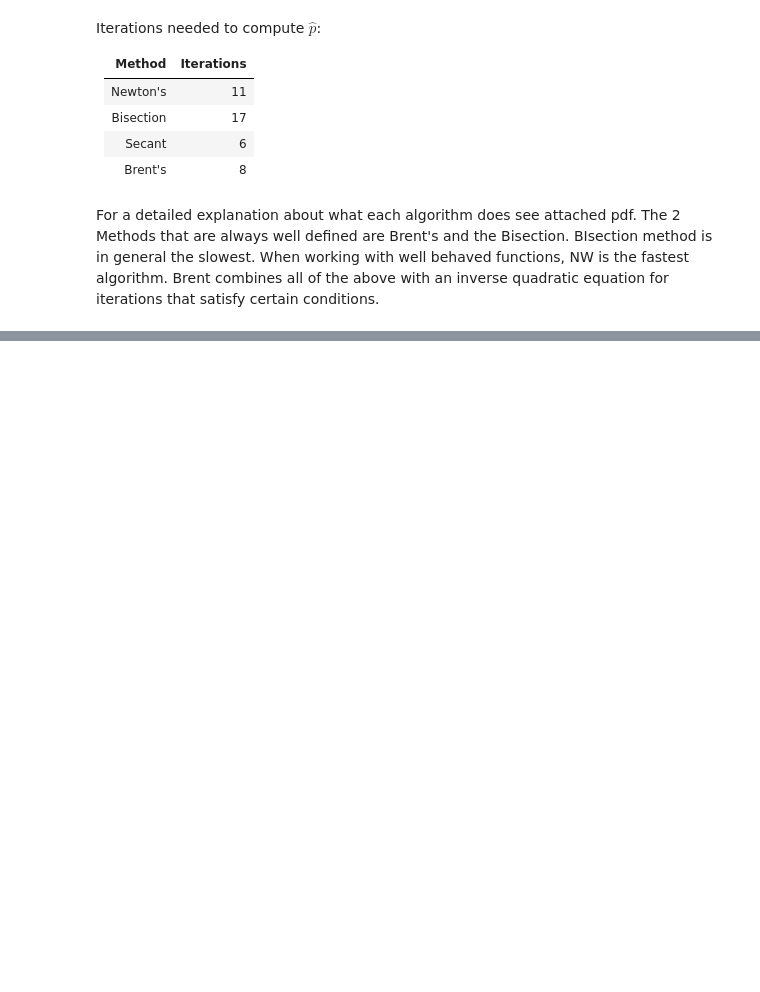
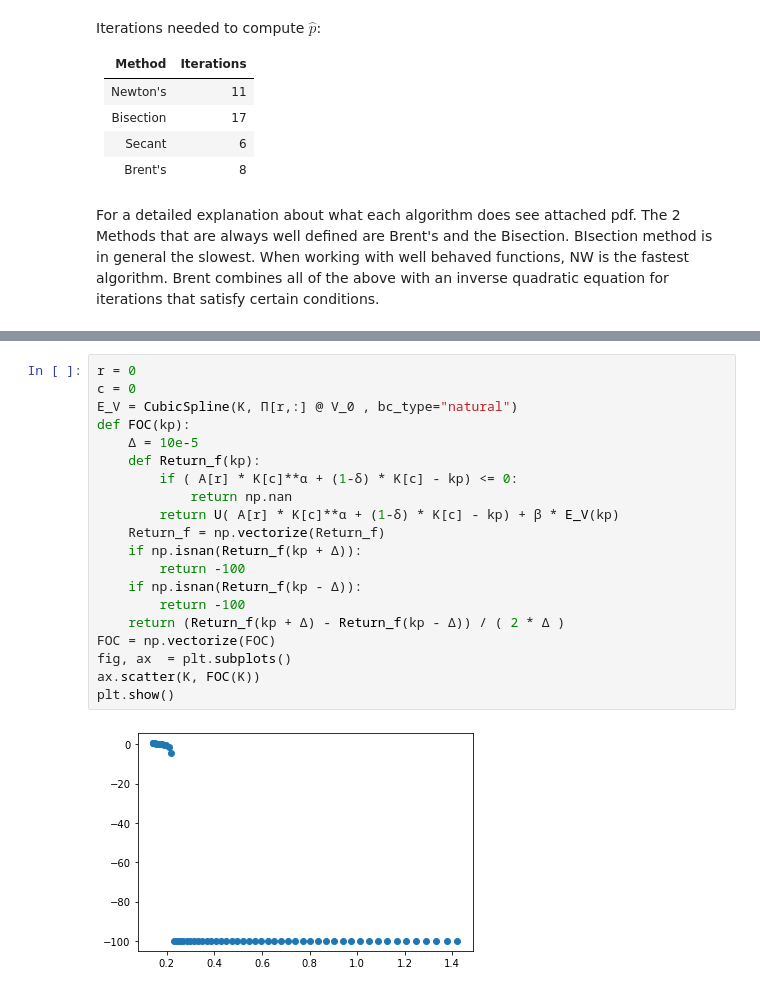
Before and after one commit to BelmudesLSB/Quantitative_Methods_2, a Jupyter notebook: PS3/PS3.ipynb, the cells around one changed output, grey strips where cells are left out. Cells and saved outputs as stored; diff of their text form; blank space fills up the shorter version.

```diff
--- a/PS3/PS3.ipynb
+++ b/PS3/PS3.ipynb
@@ -158,0 +432,22 @@ For a detailed explanation about what each algorithm does see attached pdf. The
+# %%
+r = 0
+c = 0
+E_V = CubicSpline(K, Π[r,:] @ V_0 , bc_type="natural")
+def FOC(kp):
+    Δ = 10e-5
+    def Return_f(kp):
+        if ( A[r] * K[c]**α + (1-δ) * K[c] - kp) <= 0:
+            return np.nan
+        return U( A[r] * K[c]**α + (1-δ) * K[c] - kp) + β * E_V(kp)
+    Return_f = np.vectorize(Return_f)
+    if np.isnan(Return_f(kp + Δ)):
+        return -100
+    if np.isnan(Return_f(kp - Δ)):
+        return -100
+    return (Return_f(kp + Δ) - Return_f(kp - Δ)) / ( 2 * Δ )
+FOC = np.vectorize(FOC)
+fig, ax  = plt.subplots()
+ax.scatter(K, FOC(K))
+plt.show()
+# %% [output]
+[figure, added]
```
Also changed, not shown: parts of 11 cells of this notebook.
